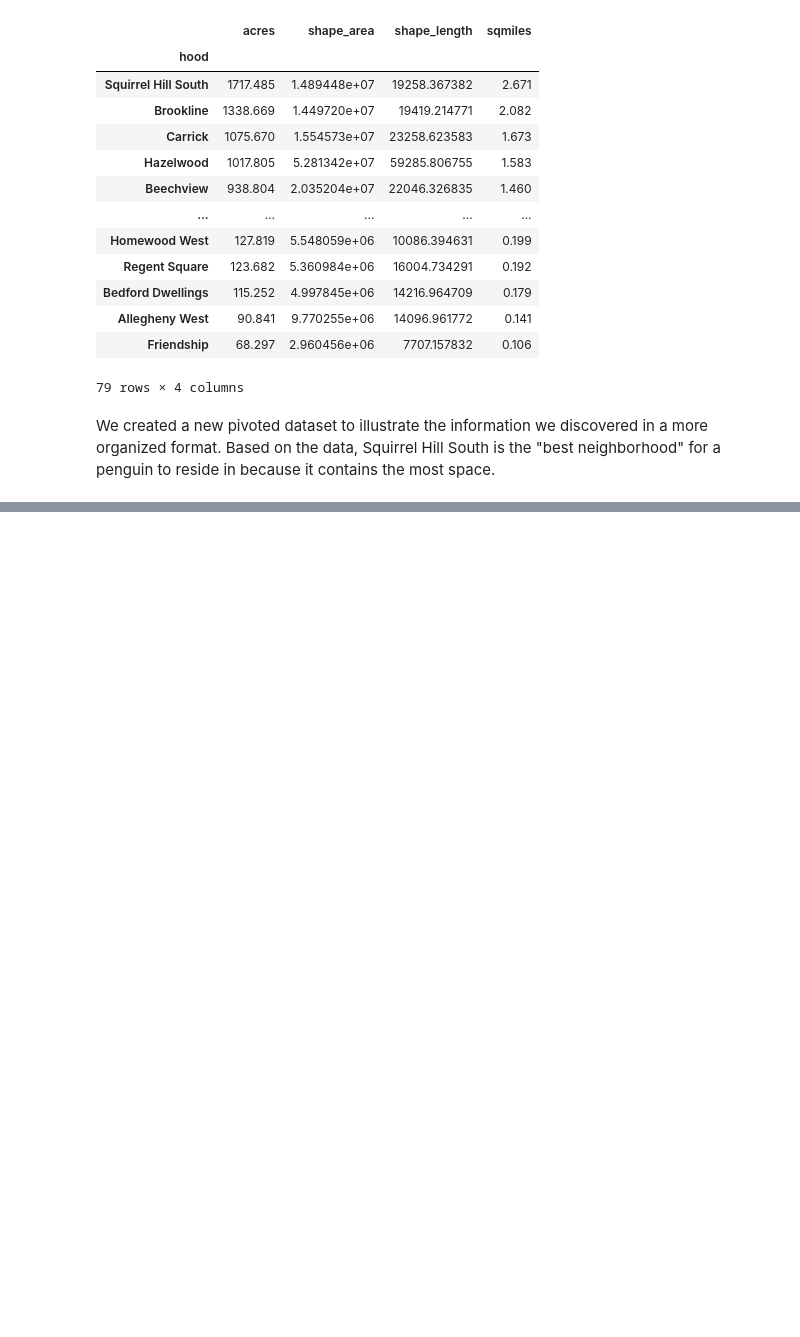
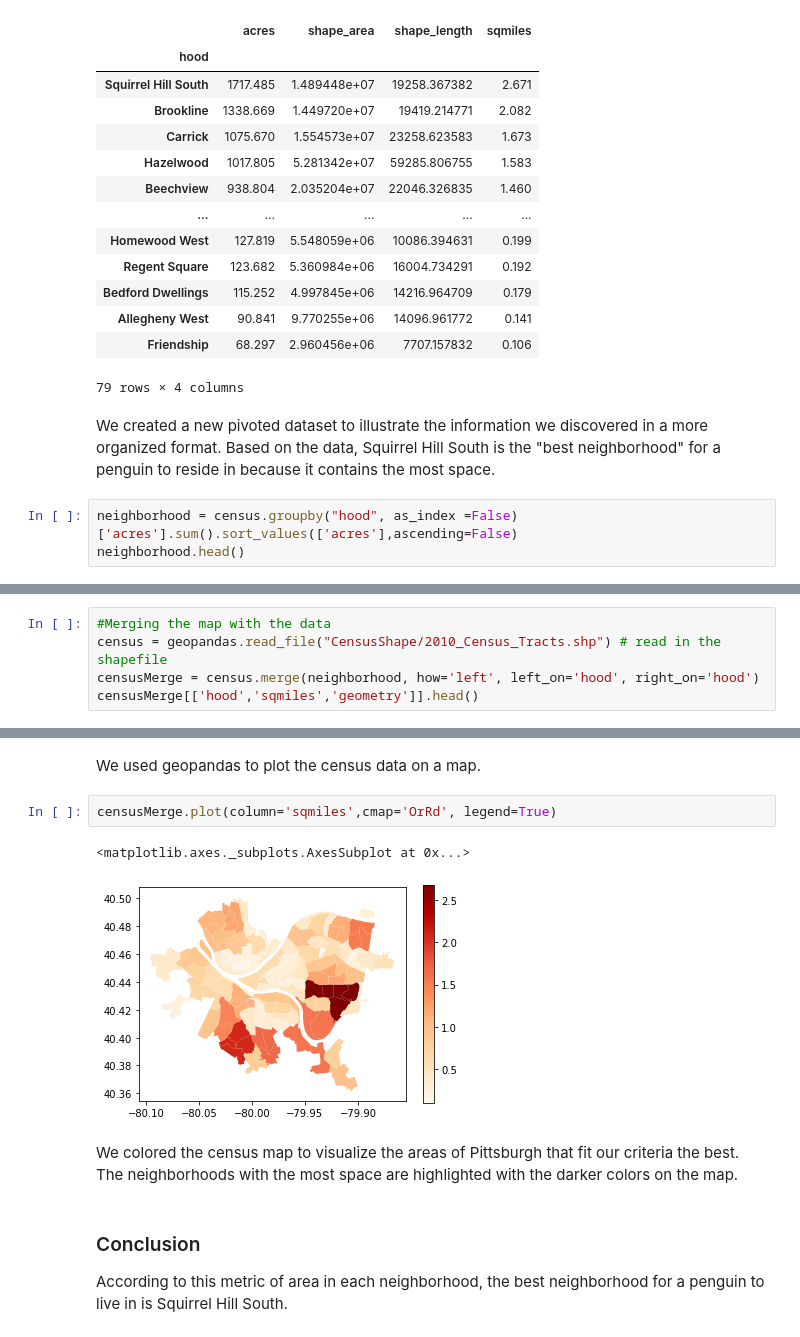
Before and after one commit to 23agowda/Final-Project, a Jupyter notebook: Final-Personal-Together.ipynb, the cells around one changed output, grey strips where cells are left out. Drawn from its saved outputs; the diff is of its cells as text; blank space fills up the shorter version.

Commit message:
finished processing the census data

```diff
--- a/Final-Personal-Together.ipynb
+++ b/Final-Personal-Together.ipynb
@@ -142,3 +142,6 @@ sorting
 79 rows × 4 columns
 # %% [markdown]
 We created a new pivoted dataset to illustrate the information we discovered in a more organized format. Based on the data, Squirrel Hill South is the "best neighborhood" for a penguin to reside in because it contains the most space.
+# %%
+neighborhood = census.groupby("hood", as_index =False)['acres'].sum().sort_values(['acres'],ascending=False)
+neighborhood.head()
@@ -144,0 +155,5 @@ We created a new pivoted dataset to illustrate the information we discovered in
+# %%
+#Merging the map with the data
+census = geopandas.read_file("CensusShape/2010_Census_Tracts.shp") # read in the shapefile
+censusMerge = census.merge(neighborhood, how='left', left_on='hood', right_on='hood')
+censusMerge[['hood','sqmiles','geometry']].head()
@@ -144,0 +167,12 @@ We created a new pivoted dataset to illustrate the information we discovered in
+# %% [markdown]
+We used geopandas to plot the census data on a map.
+# %%
+censusMerge.plot(column='sqmiles',cmap='OrRd', legend=True)
+# %% [output]
+<matplotlib.axes._subplots.AxesSubplot at 0x...>
+[figure, added]
+# %% [markdown]
+We colored the census map to visualize the areas of Pittsburgh that fit our criteria the best. The neighborhoods with the most space are highlighted with the darker colors on the map.
+# %% [markdown]
+### Conclusion ###
+According to this metric of area in each neighborhood, the best neighborhood for a penguin to live in is Squirrel Hill South.
```
Also changed, not shown: parts of 3 cells of this notebook, 5 other files.
